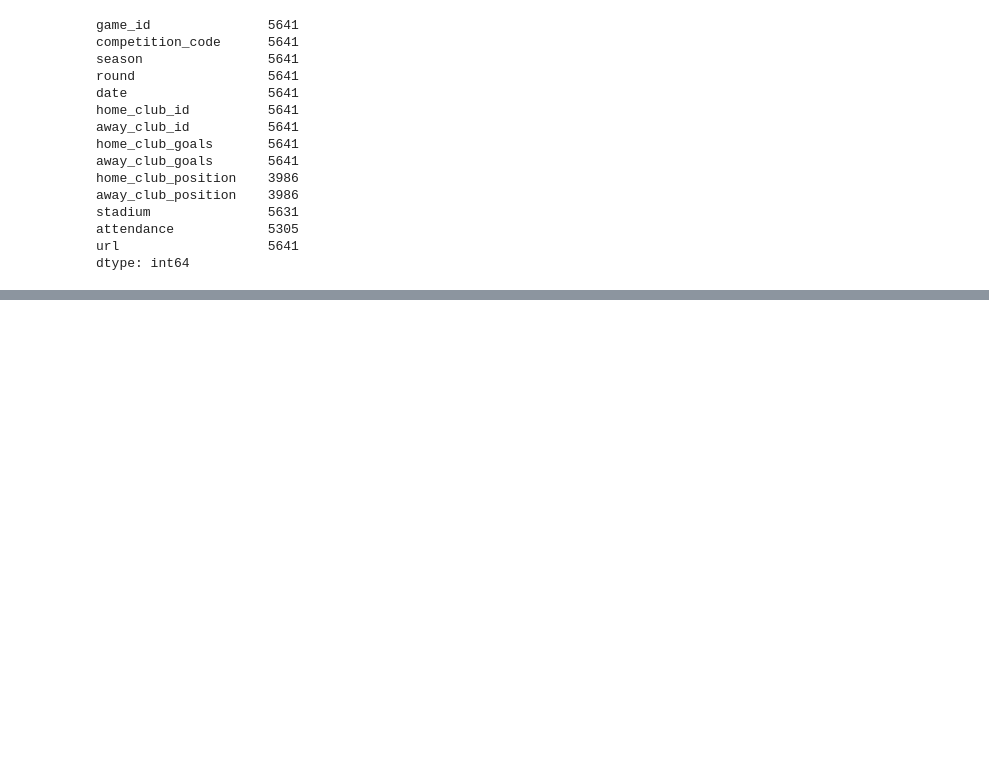
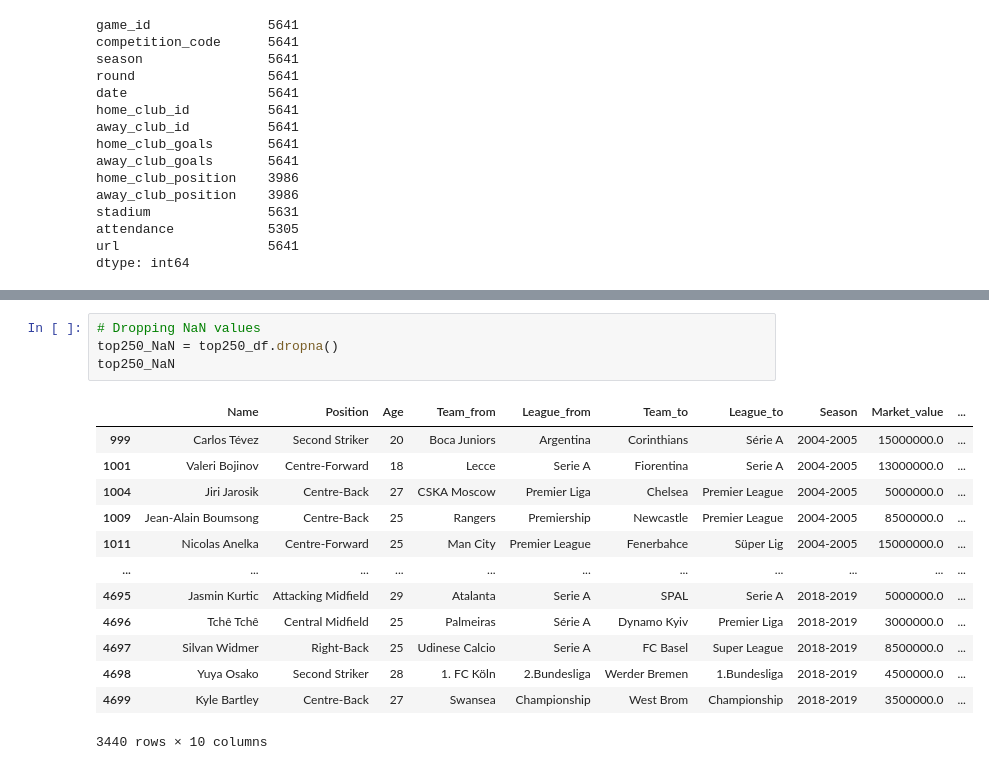
Before and after one commit to Edgarhv/Predicting-Football-soccer-using-a-Machine-Learning-Model, a Jupyter notebook: Datasets_Exploratory_Analysis.ipynb, the cells around one changed output, grey strips where cells are left out. Drawn from its saved outputs; the diff is of its cells as text; blank space fills up the shorter version.

```diff
--- a/Datasets_Exploratory_Analysis.ipynb
+++ b/Datasets_Exploratory_Analysis.ipynb
@@ -163,0 +195,18 @@ dtype: int64
+# %%
+# Dropping NaN values
+top250_NaN = top250_df.dropna()
+top250_NaN
+# %% [output]
+|  | Name | Position | Age | Team_from | League_from | Team_to | League_to | Season | Market_value | ... |
+| 999 | Carlos Tévez | Second Striker | 20 | Boca Juniors | Argentina | Corinthians | Série A | 2004-2005 | 15000000.0 | ... |
+| 1001 | Valeri Bojinov | Centre-Forward | 18 | Lecce | Serie A | Fiorentina | Serie A | 2004-2005 | 13000000.0 | ... |
+| 1004 | Jiri Jarosik | Centre-Back | 27 | CSKA Moscow | Premier Liga | Chelsea | Premier League | 2004-2005 | 5000000.0 | ... |
+| 1009 | Jean-Alain Boumsong | Centre-Back | 25 | Rangers | Premiership | Newcastle | Premier League | 2004-2005 | 8500000.0 | ... |
+| 1011 | Nicolas Anelka | Centre-Forward | 25 | Man City | Premier League | Fenerbahce | Süper Lig | 2004-2005 | 15000000.0 | ... |
+| ... | ... | ... | ... | ... | ... | ... | ... | ... | ... | ... |
+| 4695 | Jasmin Kurtic | Attacking Midfield | 29 | Atalanta | Serie A | SPAL | Serie A | 2018-2019 | 5000000.0 | ... |
+| 4696 | Tchê Tchê | Central Midfield | 25 | Palmeiras | Série A | Dynamo Kyiv | Premier Liga | 2018-2019 | 3000000.0 | ... |
+| 4697 | Silvan Widmer | Right-Back | 25 | Udinese Calcio | Serie A | FC Basel | Super League | 2018-2019 | 8500000.0 | ... |
+| 4698 | Yuya Osako | Second Striker | 28 | 1. FC Köln | 2.Bundesliga | Werder Bremen | 1.Bundesliga | 2018-2019 | 4500000.0 | ... |
+| 4699 | Kyle Bartley | Centre-Back | 27 | Swansea | Championship | West Brom | Championship | 2018-2019 | 3500000.0 | ... |
+3440 rows × 10 columns
```
Also changed, not shown: parts of 21 cells of this notebook.
